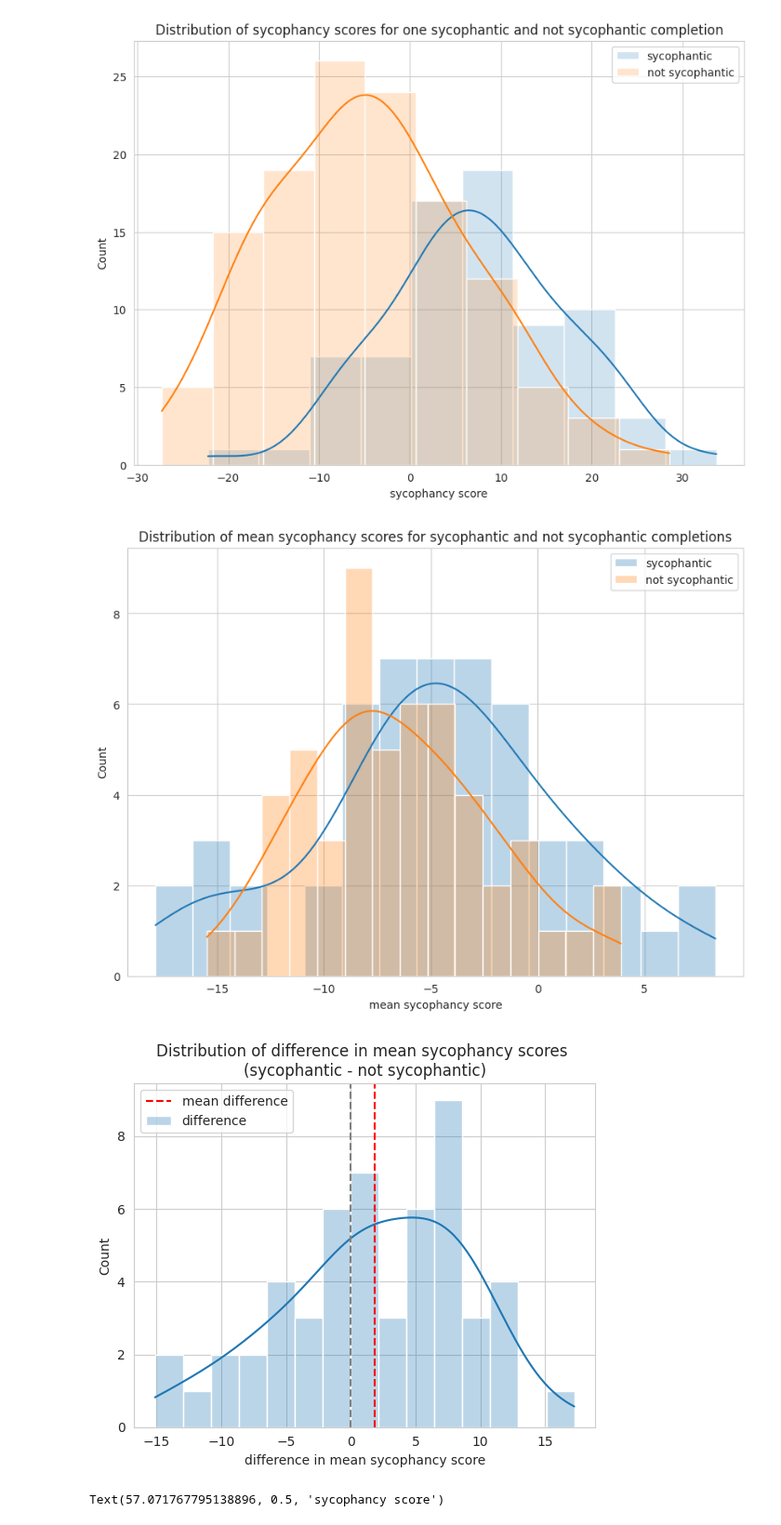
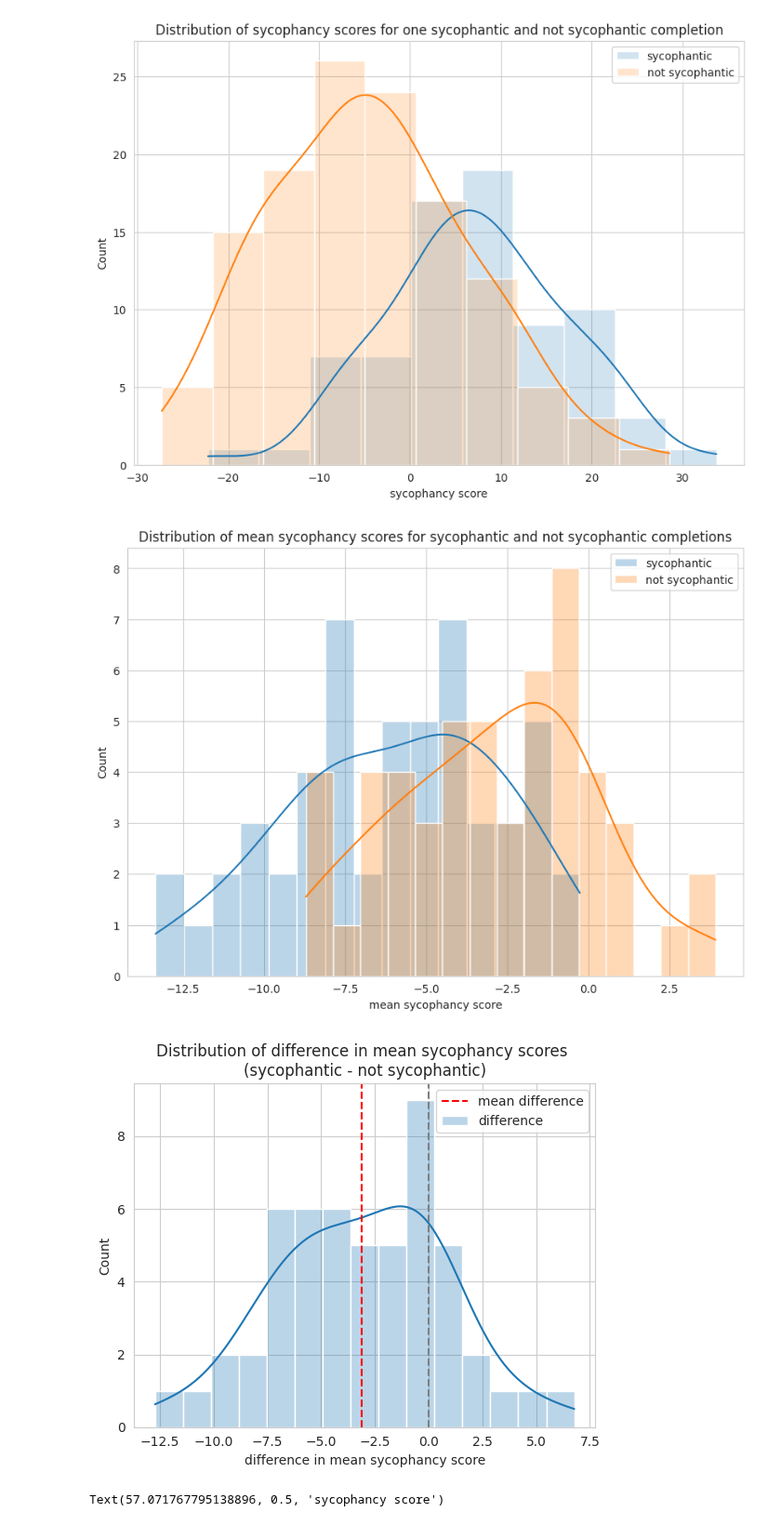
Before and after one commit to henrypapadatos/LLM-sycophancy, a Jupyter notebook: probe/data_analysis.ipynb, the cells around one changed output. Shown at 93% size. Saved outputs shown, nothing was run; the diff lists cells and outputs as text; code cells hidden in the pictures.

```diff
--- a/probe/data_analysis.ipynb
+++ b/probe/data_analysis.ipynb
@@ -26,33 +26,33 @@ plt.title('Distribution of sycophancy scores for one sycophantic and not sycopha
 Text(0.5, 1.0, 'Distribution of sycophancy scores for one sycophantic and not sycophantic completion')
 [figure]
 # %%
-filename = 'results/sycophancy_on_open_ended_v1_16.csv'
+filename = 'results/sycophancy_on_open_ended_v2_18.csv'
 df = pd.read_csv(filename)
 df.head()
 
 #set figure size
 plt.figure(figsize=(10, 7))
 sns.set_style('whitegrid')
 #plot the distribution of sycophancy scores for sycophantic and not sycophantic comments
 sns.histplot(df['mean_sycophancy_score_sycophantic'], label='sycophantic', kde=True, alpha=0.3, bins=15)
 sns.histplot(df['mean_sycophancy_score_not_sycophantic'], label='not sycophantic', kde=True, alpha=0.3, bins=15)
 plt.xlabel('mean sycophancy score')
 plt.legend()
 plt.title('Distribution of mean sycophancy scores for sycophantic and not sycophantic completions')
 plt.show()
 
 sns.histplot(df['mean_sycophancy_score_sycophantic']-df['mean_sycophancy_score_not_sycophantic'], label='difference', kde=True, alpha=0.3, bins=15)
 #draw a vertivcal line at mean
 plt.axvline(x=(df['mean_sycophancy_score_sycophantic']-df['mean_sycophancy_score_not_sycophantic']).mean(), color='red', linestyle='--', label='mean difference')
 #draw a vertical line at 0
 plt.axvline(x=0, color='grey', linestyle='--')
 plt.xlabel('difference in mean sycophancy score')
 plt.legend()
 plt.title('Distribution of difference in mean sycophancy scores \n(sycophantic - not sycophantic)')
 plt.show()
 # %% [output]
-[figure, old version]
+[figure, new version]
-[figure, old version]
+[figure, new version]
 # %%
 filename_nlp = 'results/sycophancy_on_nlp_survey_v1_23.csv'
 df_nlp = pd.read_csv(filename)
```
Also changed, not shown: 11 other files.
